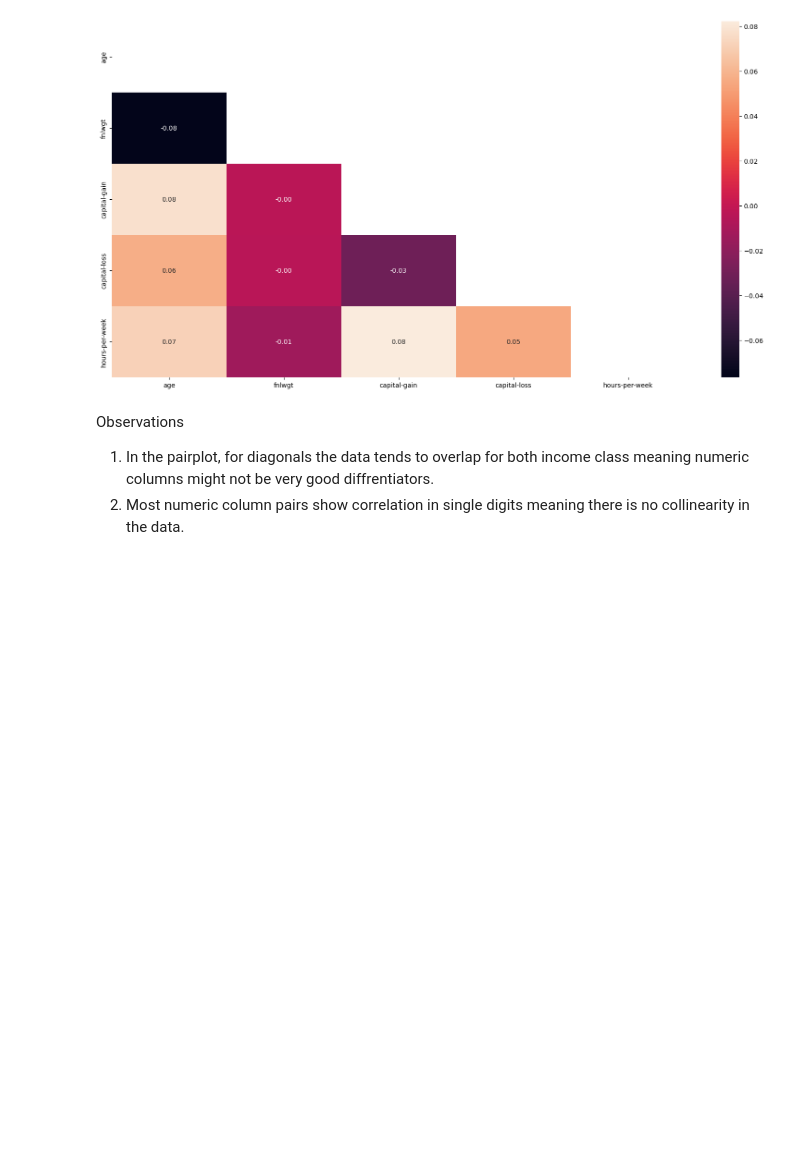
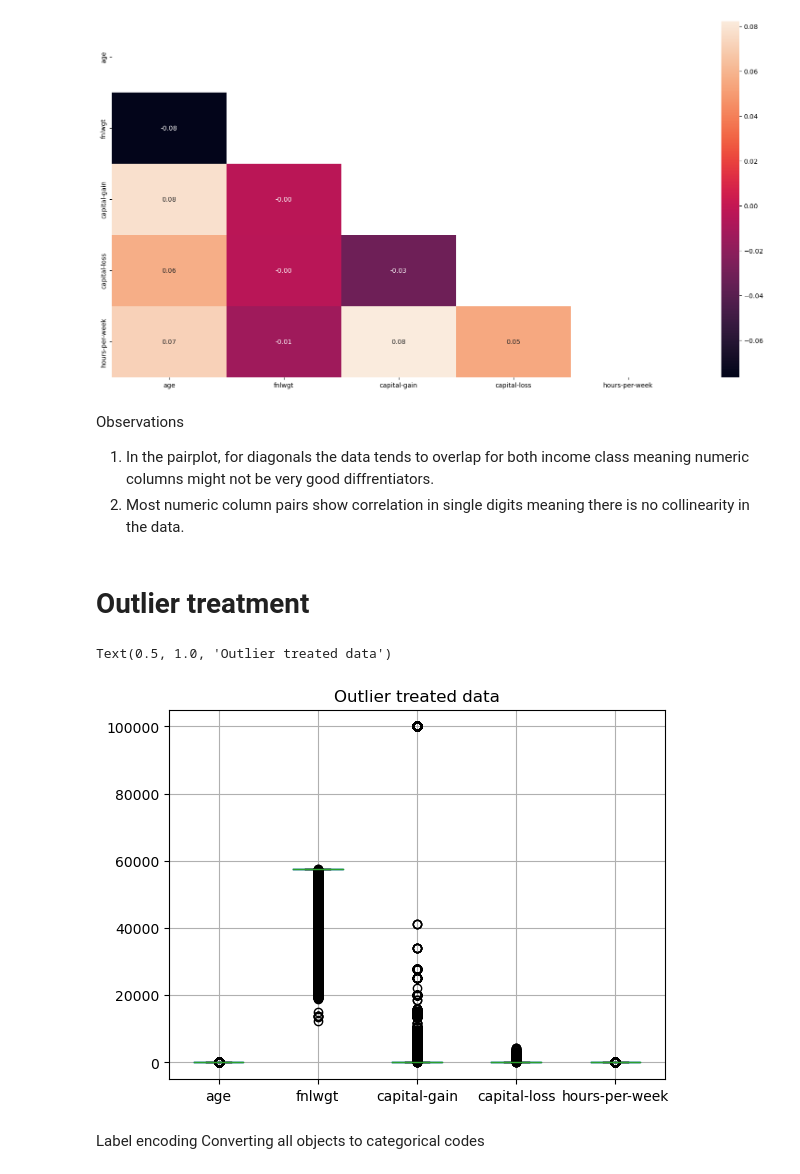
Before and after one commit to keithmmc/dataprojects, a Jupyter notebook: income.ipynb, the cells around one changed output. Drawn from its saved outputs; the diff is of its cells as text; code cells hidden in the pictures; blank space fills up the shorter version.

```diff
--- a/income.ipynb
+++ b/income.ipynb
@@ -342,3 +342,27 @@ heatmap
 Observations
 1. In the pairplot, for diagonals the data tends to overlap for both income class meaning numeric columns might not be very good diffrentiators.
 2. Most numeric column pairs show correlation in single digits meaning there is no collinearity in the data.
+# %% [markdown]
+# Outlier treatment
+# %%
+def treat_outlier(x):
+    q25 = np.percentile(x,25)
+    q75 = np.percentile(x,75)
+    IQR = q75-q25
+    lower_bound = q25-(1.5*IQR)
+    upper_bound = q75-(1.5*IQR)
+    return x.apply(lambda y: upper_bound if y > upper_bound else y).apply(lambda y: lower_bound if y < lower_bound else y)
+# %%
+adult_data_v2 = adult_data_v1.copy()
+# %%
+for i in ['age', 'fnlwgt', 'hours-per-week']:
+    adult_data_v2[i]=treat_outlier(adult_data_v2[i])
+# %%
+adult_data_v2.boxplot()
+plt.title('Outlier treated data')
+# %% [output]
+Text(0.5, 1.0, 'Outlier treated data')
+[figure, added]
+# %% [markdown]
+Label encoding
+Converting all objects to categorical codes
```
Also changed, not shown: parts of 27 cells of this notebook.
